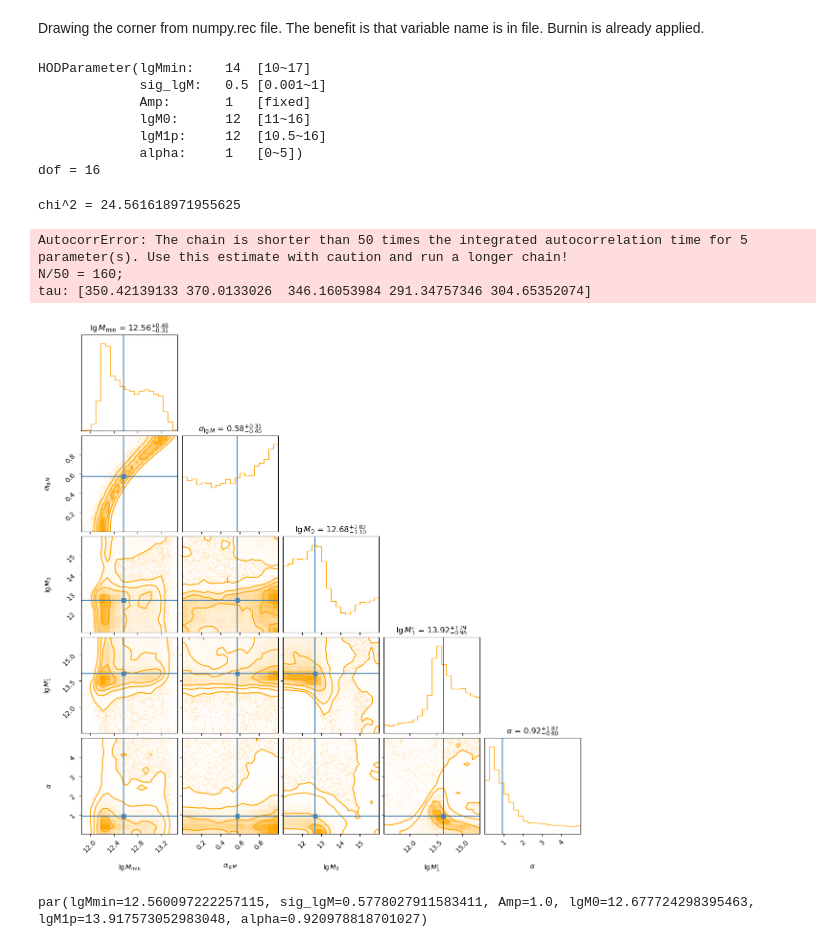
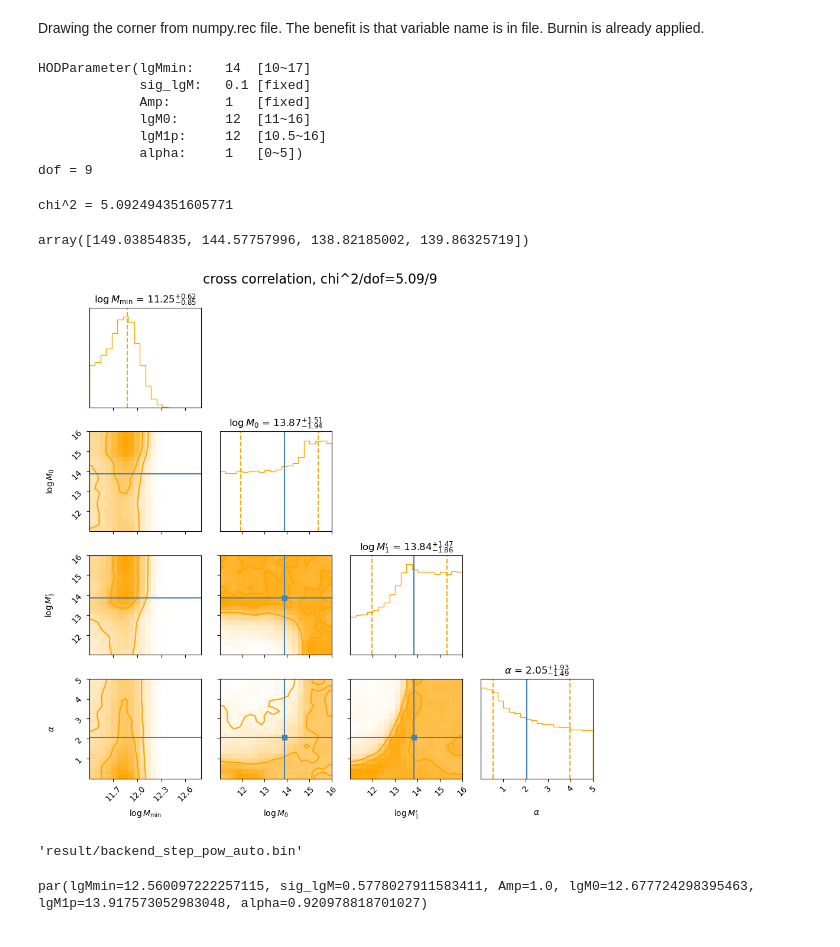
Before and after one commit to MeloDi-23/quasar-CMB-lensing-correlation, a Jupyter notebook: mcmc/python/model_general/result_analyze.ipynb, the cells around one changed output. Drawn from its saved outputs; the diff is of its cells as text; code cells hidden in the pictures.

Commit message:
updates on some figures.

```diff
--- a/mcmc/python/model_general/result_analyze.ipynb
+++ b/mcmc/python/model_general/result_analyze.ipynb
@@ -9,7 +9,7 @@ from emcee.backends import HDFBackend
 from read_files import *
 from run_mcmc import HODParameter
 # %%
-with open('./configs/config_small_step_pow_auto.yaml', 'r') as f:
+with open('./configs/config_small_step_pow_cross_fixsig.yaml', 'r') as f:
     par_configs, other_configs = list(yaml.load_all(f, yaml.FullLoader))
     # ========== reading configs ==========
     available_fields = ['Nwalkers', 'Nstep', 'Nburnin', 'Npro', 'auto_range', 'cross_range',
@@ -72,12 +72,12 @@ with open('./configs/config_small_step_pow_auto.yaml', 'r') as f:
     print('dof = {}'.format(dof))
 # %% [output]
 HODParameter(lgMmin:    14  [10~17]
-             sig_lgM:   0.5 [0.001~1]
+             sig_lgM:   0.1 [fixed]
              Amp:       1   [fixed]
              lgM0:      12  [11~16]
              lgM1p:     12  [10.5~16]
              alpha:     1   [0~5])
-dof = 16
+dof = 9
 # %%
 if not numpy_file.endswith('.npy'):
     numpy_file += '.npy'
@@ -87,25 +87,48 @@ backend = HDFBackend(backend_file, read_only=True)
 chi2 = -backend.get_log_prob(discard=1000)*2
 print('chi^2 = {}'.format(chi2.mean()))
 # %% [output]
-chi^2 = 24.561618971955625
+chi^2 = 5.092494351605771
 # %%
 backend.get_autocorr_time()
 # %% [output]
-AutocorrError: The chain is shorter than 50 times the integrated autocorrelation time for 5 parameter(s). Use this estimate with caution and run a longer chain!
-N/50 = 160;
-tau: [350.42139133 370.0133026  346.16053984 291.34757346 304.65352074]
+array([149.03854835, 144.57757996, 138.82185002, 139.86325719])
 # %%
 chain_plot = backend.get_chain(discard=1000, thin=20, flat=True)
-fig = corner.corner(chain_plot, labels=[
-    r'$\lg M_{\text{min}}$',
-    r'$\sigma_{\lg M}$',
-    r'$\lg M_0$',
-    r"$\lg M_1 '$",
-    r'$\alpha$'], show_titles=True, color='orange',
-    truths=np.percentile(array_2d, 50, axis=0), smooth=0.7)
+
+# ranges for the four free parameters
+ranges = [(11.4, 12.8),   # lgMmin
+          (11.0, 16.0),   # lgM0
+          (11.0, 16.0),   # lgM1p
+          (0.0, 5.0)]     # alpha
+
+fig = corner.corner(chain_plot,
+                    labels=[r'$\log M_{\text{min}}$',
+                            r'$\log M_0$',
+                            r"$\log M_1 '$",
+                            r'$\alpha$'],
+                    show_titles=True,
+                    color='orange',
+                    truths=np.percentile(array_2d, 50, axis=0),
+                    smooth=0.7,
+                    quantiles=[0.16, 0.5, 0.84],
+                    plot_contours=True,
+                    range=ranges,
+                    levels=[0.393, 0.864],
+                    plot_datapoints=False,
+                    plot_density=True,
+                    pcolor_kwargs={'edgecolors': 'none', 'alpha': 1},
+                #     contour_kwargs={'colors': 'red'}
+                    )
+
+fig.suptitle('cross correlation, chi^2/dof={:.2f}/{:d}'.format(chi2.mean(), dof), fontsize=16)
+plt.tight_layout()
 plt.show()
 # %% [output]
-[figure, old version]
+[figure, new version]
+# %%
+backend_file
+# %% [output]
+'result/backend_step_pow_auto.bin'
 # %%
 par = parameter.full_parameters(np.percentile(array_2d, 50, axis=0))
 par
```
Also changed, not shown: parts of 2 cells of this notebook, 22 other files.
